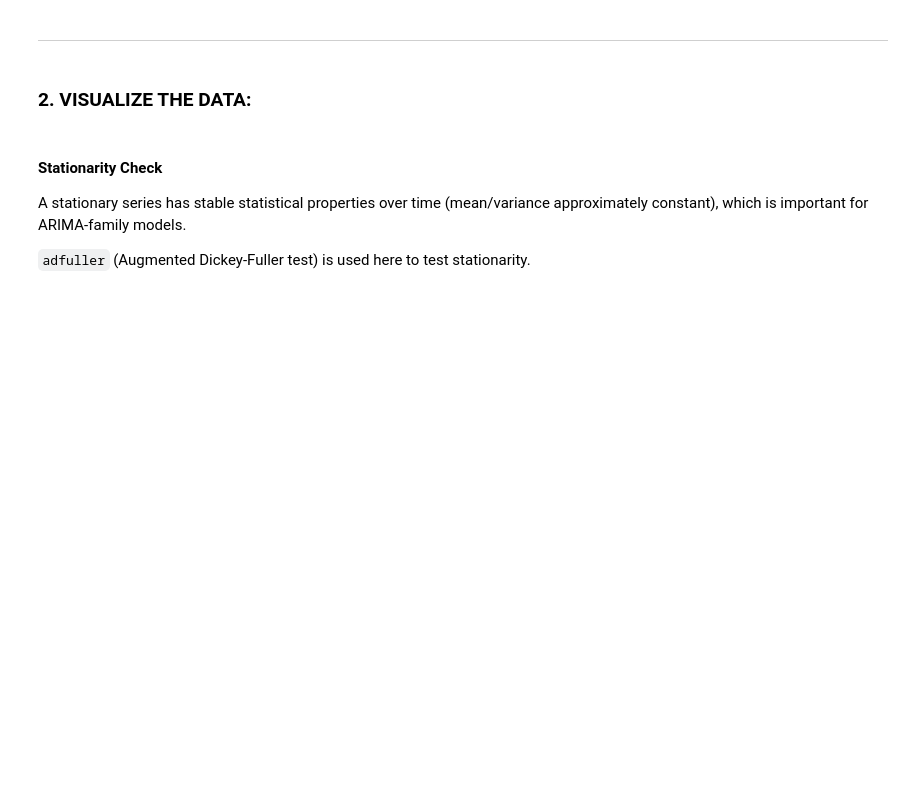
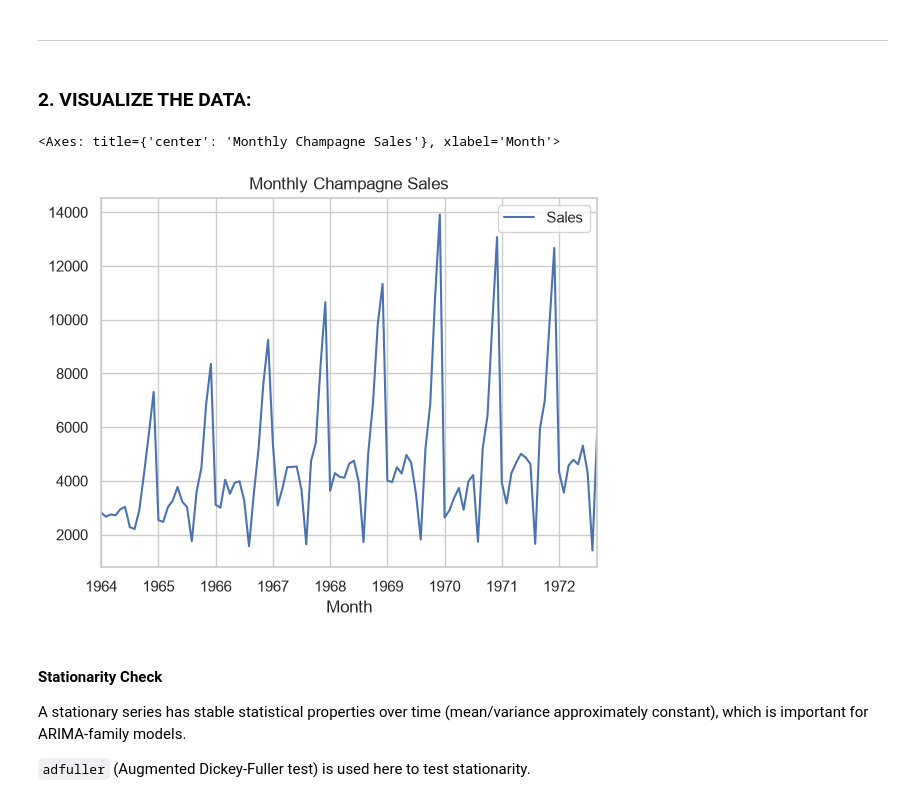
Before and after one commit to m20was/Analytics, a Jupyter notebook: notebooks/time-series/time-series-forecasting-for-champagne-sales.ipynb, the cells around one changed output. Saved outputs shown, nothing was run; the diff lists cells and outputs as text; code cells hidden in the pictures; blank space fills up the shorter version.

```diff
--- a/notebooks/time-series/time-series-forecasting-for-champagne-sales.ipynb
+++ b/notebooks/time-series/time-series-forecasting-for-champagne-sales.ipynb
@@ -90,11 +90,11 @@ SARIMA extends ARIMA by adding seasonal terms:
 ### 1. BASIC STEPS OF A PROJECT:
 # %%
 import warnings
-
 import pandas as pd
+import seaborn as sns
 
 warnings.filterwarnings("ignore")
-pd.options.plotting.backend = "plotly"
+sns.set_theme(style="whitegrid")
 # %%
 df=pd.read_csv(r'D:\Job\Projects\Analytics\data\raw\time-series\Perrin Freres monthly champagne sales millions.csv')
 # %%
@@ -177,7 +177,10 @@ df.describe()
 # %% [markdown]
 ### 2. VISUALIZE THE DATA:
 # %%
-df['Sales'].plot(title="Monthly Champagne Sales").show()
+df.plot(title="Monthly Champagne Sales")
+# %% [output]
+<Axes: title={'center': 'Monthly Champagne Sales'}, xlabel='Month'>
+[figure, added]
 # %% [markdown]
 #### Stationarity Check
 
```
Also changed, not shown: parts of 9 cells of this notebook, 3 other files.
